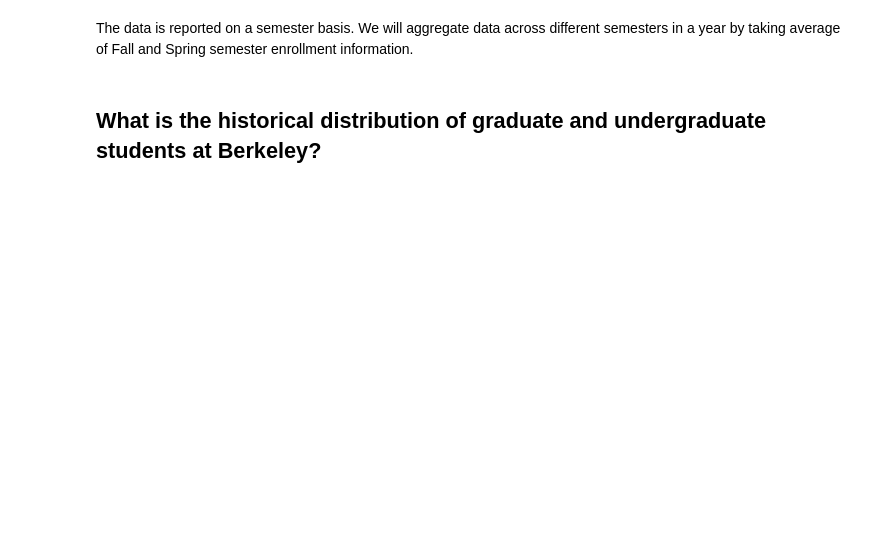
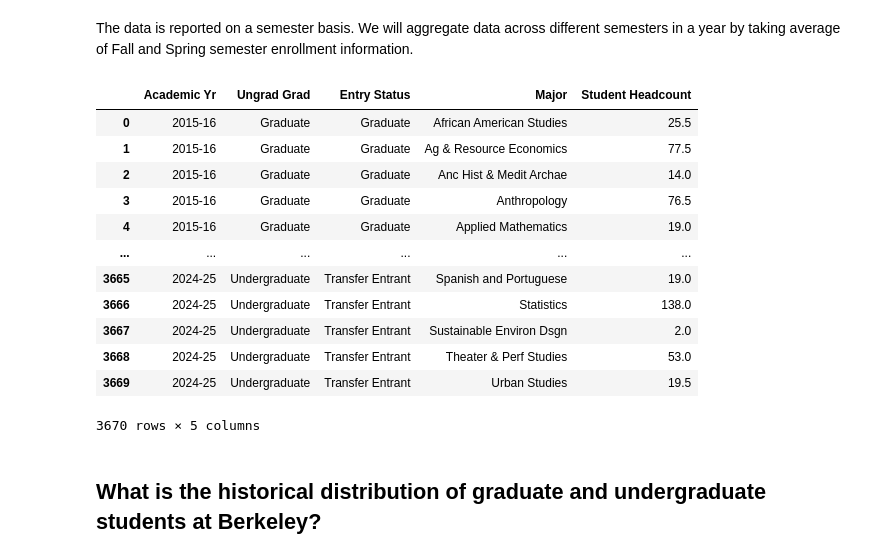
Before and after one commit to eccdatascience/csci9-sp26-student, a Jupyter notebook: lecture/intro/intro.ipynb, the cells around one changed output. Saved outputs shown, nothing was run; the diff lists cells and outputs as text; code cells hidden in the pictures; blank space fills up the shorter version.

```diff
--- a/lecture/intro/intro.ipynb
+++ b/lecture/intro/intro.ipynb
@@ -286,11 +444,25 @@ The data is reported on a semester basis. We will aggregate data across differen
 # %%
 # Reporting student data based on academic year
 university_majors = (university_majors.groupby(
-    ['Academic Yr', 'Ungrad Grad', 'Entry Status', 'Major Short Nm'], as_index = False)[["Student Headcount"]]
+    ['Academic Yr', 'Ungrad Grad', 'Entry Status', 'Major'], as_index = False)[["Student Headcount"]]
                      .mean()
                     )
 
 university_majors
+# %% [output]
+|  | Academic Yr | Ungrad Grad | Entry Status | Major | Student Headcount |
+| 0 | 2015-16 | Graduate | Graduate | African American Studies | 25.5 |
+| 1 | 2015-16 | Graduate | Graduate | Ag & Resource Economics | 77.5 |
+| 2 | 2015-16 | Graduate | Graduate | Anc Hist & Medit Archae | 14.0 |
+| 3 | 2015-16 | Graduate | Graduate | Anthropology | 76.5 |
+| 4 | 2015-16 | Graduate | Graduate | Applied Mathematics | 19.0 |
+| ... | ... | ... | ... | ... | ... |
+| 3665 | 2024-25 | Undergraduate | Transfer Entrant | Spanish and Portuguese | 19.0 |
+| 3666 | 2024-25 | Undergraduate | Transfer Entrant | Statistics | 138.0 |
+| 3667 | 2024-25 | Undergraduate | Transfer Entrant | Sustainable Environ Dsgn | 2.0 |
+| 3668 | 2024-25 | Undergraduate | Transfer Entrant | Theater & Perf Studies | 53.0 |
+| 3669 | 2024-25 | Undergraduate | Transfer Entrant | Urban Studies | 19.5 |
+3670 rows × 5 columns
 # %% [markdown]
 ## What is the historical distribution of graduate and undergraduate students at Berkeley?
 # %%
```
Also changed, not shown: parts of 32 cells of this notebook.
